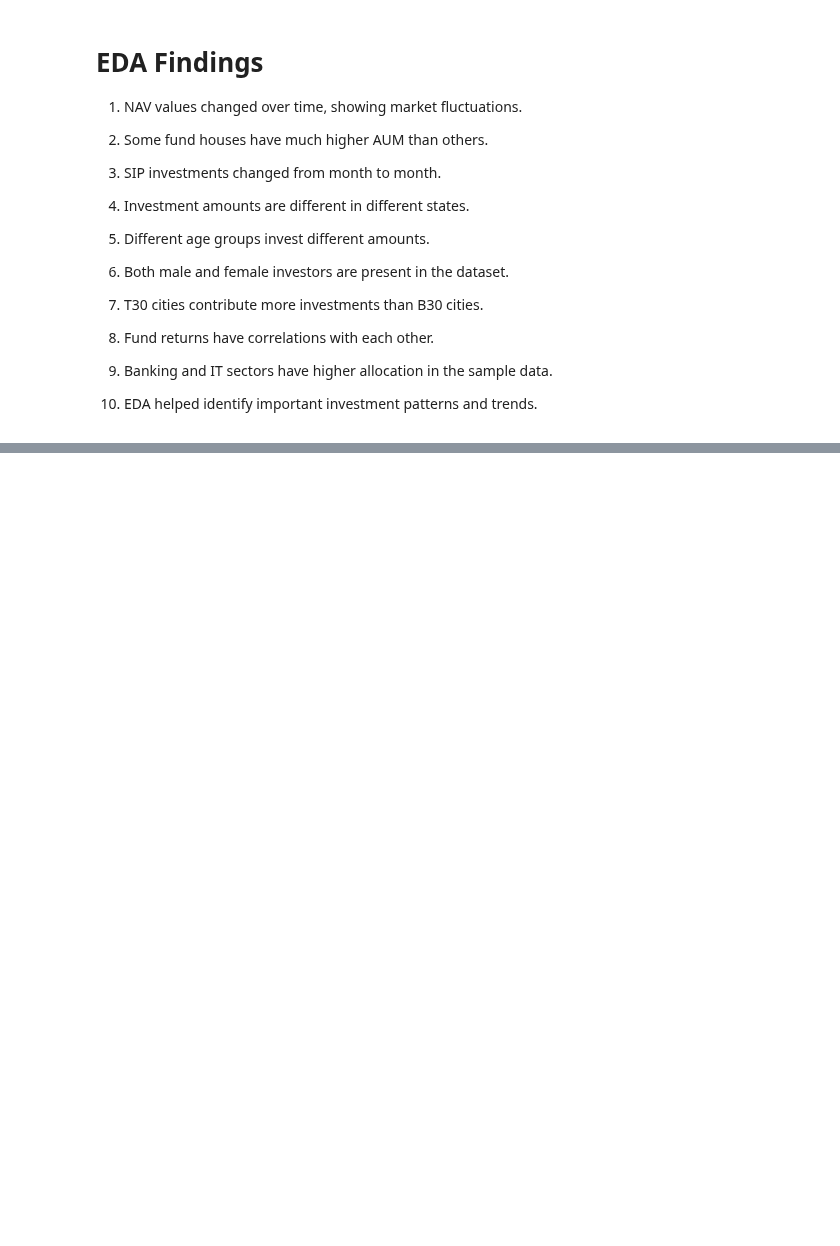
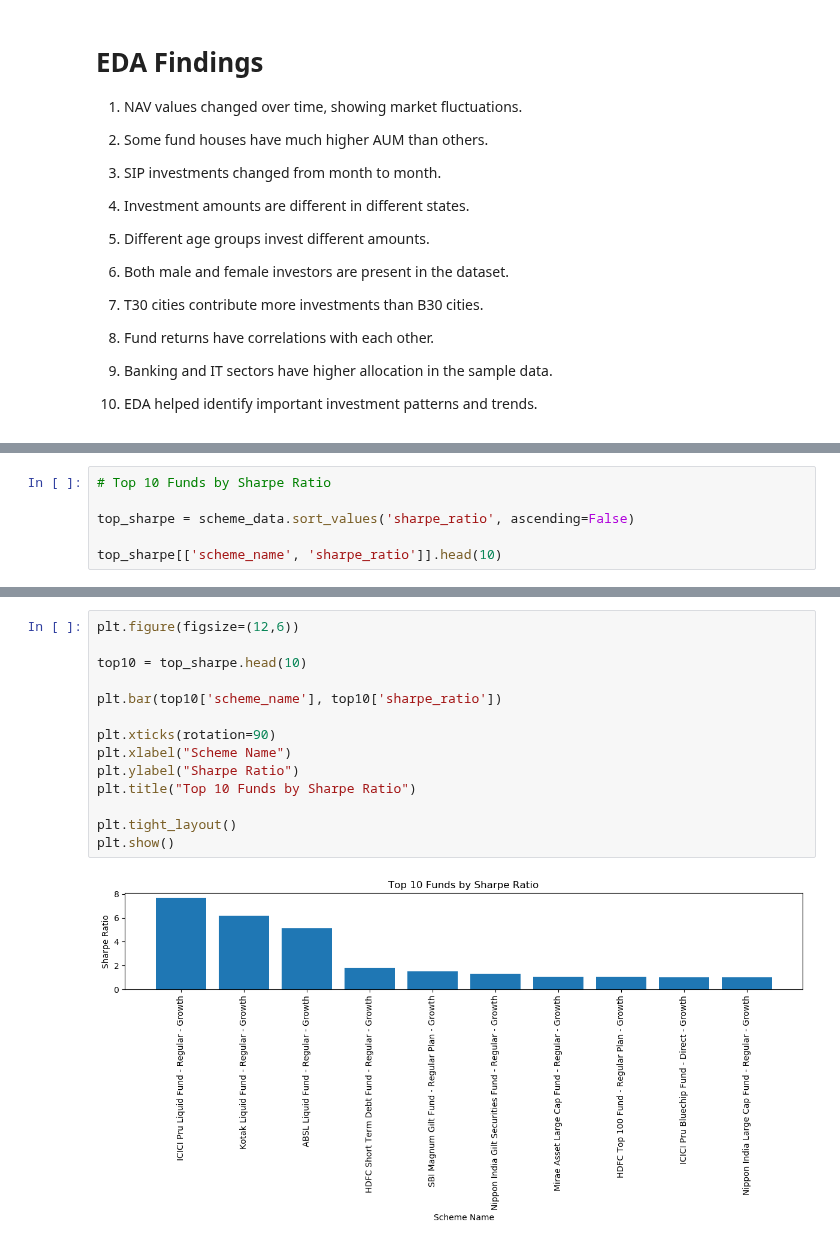
Before and after one commit to Lokeshalla8964/Mutual_Fund_Analytics, a Jupyter notebook: EDA_Analysis.ipynb, the cells around one changed output, grey strips where cells are left out. Saved outputs shown, nothing was run; the diff lists cells and outputs as text; blank space fills up the shorter version.

```diff
--- a/EDA_Analysis.ipynb
+++ b/EDA_Analysis.ipynb
@@ -324,0 +460,6 @@ plt.show()
+# %%
+# Top 10 Funds by Sharpe Ratio
+
+top_sharpe = scheme_data.sort_values('sharpe_ratio', ascending=False)
+
+top_sharpe[['scheme_name', 'sharpe_ratio']].head(10)
@@ -324,0 +478,16 @@ plt.show()
+# %%
+plt.figure(figsize=(12,6))
+
+top10 = top_sharpe.head(10)
+
+plt.bar(top10['scheme_name'], top10['sharpe_ratio'])
+
+plt.xticks(rotation=90)
+plt.xlabel("Scheme Name")
+plt.ylabel("Sharpe Ratio")
+plt.title("Top 10 Funds by Sharpe Ratio")
+
+plt.tight_layout()
+plt.show()
+# %% [output]
+[figure, added]
```
Also changed, not shown: parts of 23 cells of this notebook.
